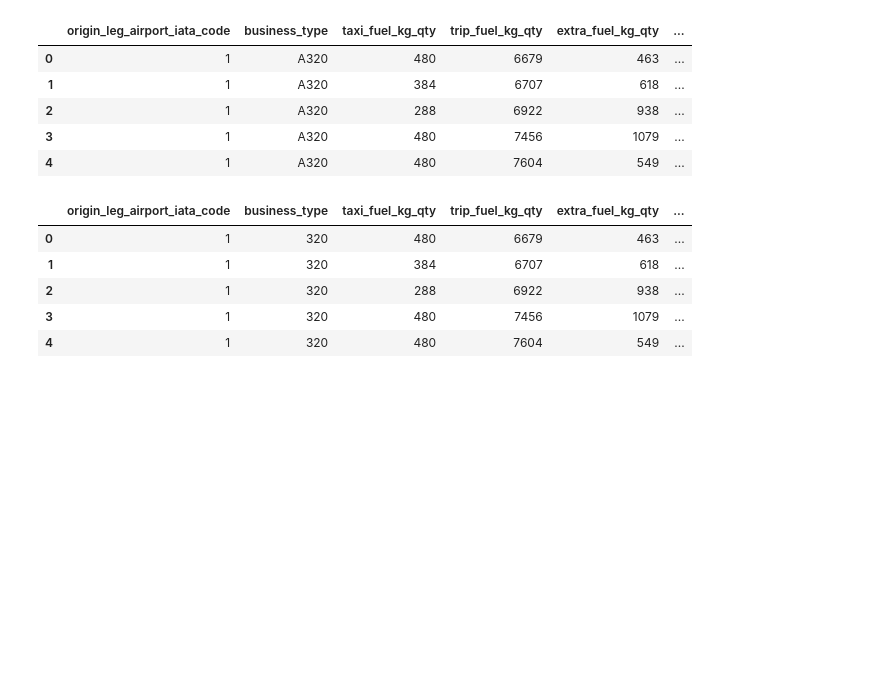
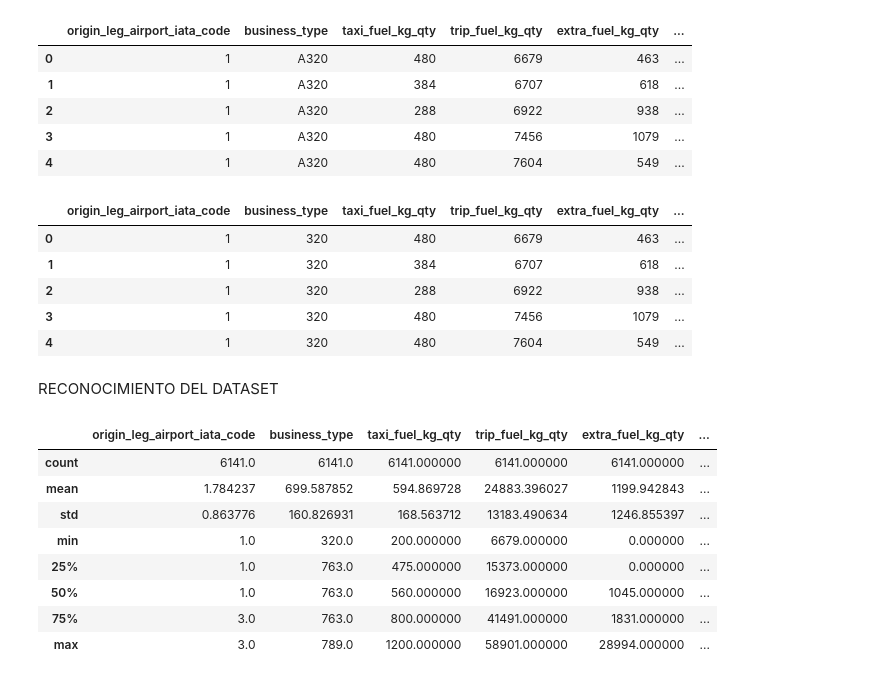
Before and after one commit to Felipepa9/MADSI, a Jupyter notebook: Seccion_2_Keras.ipynb, the cells around one changed output. Cells and saved outputs as stored; diff of their text form; code cells hidden in the pictures; blank space fills up the shorter version.

```diff
--- a/Seccion_2_Keras.ipynb
+++ b/Seccion_2_Keras.ipynb
@@ -106,3 +111,17 @@ data.head()
 | 2 | 1 | 320 | 288 | 6922 | 938 | ... |
 | 3 | 1 | 320 | 480 | 7456 | 1079 | ... |
 | 4 | 1 | 320 | 480 | 7604 | 549 | ... |
+# %% [markdown]
+RECONOCIMIENTO DEL DATASET
+# %%
+data.describe()
+# %% [output]
+|  | origin_leg_airport_iata_code | business_type | taxi_fuel_kg_qty | trip_fuel_kg_qty | extra_fuel_kg_qty | ... |
+| count | 6141.0 | 6141.0 | 6141.000000 | 6141.000000 | 6141.000000 | ... |
+| mean | 1.784237 | 699.587852 | 594.869728 | 24883.396027 | 1199.942843 | ... |
+| std | 0.863776 | 160.826931 | 168.563712 | 13183.490634 | 1246.855397 | ... |
+| min | 1.0 | 320.0 | 200.000000 | 6679.000000 | 0.000000 | ... |
+| 25% | 1.0 | 763.0 | 475.000000 | 15373.000000 | 0.000000 | ... |
+| 50% | 1.0 | 763.0 | 560.000000 | 16923.000000 | 1045.000000 | ... |
+| 75% | 3.0 | 763.0 | 800.000000 | 41491.000000 | 1831.000000 | ... |
+| max | 3.0 | 789.0 | 1200.000000 | 58901.000000 | 28994.000000 | ... |
```
Also changed, not shown: parts of 8 cells of this notebook.
